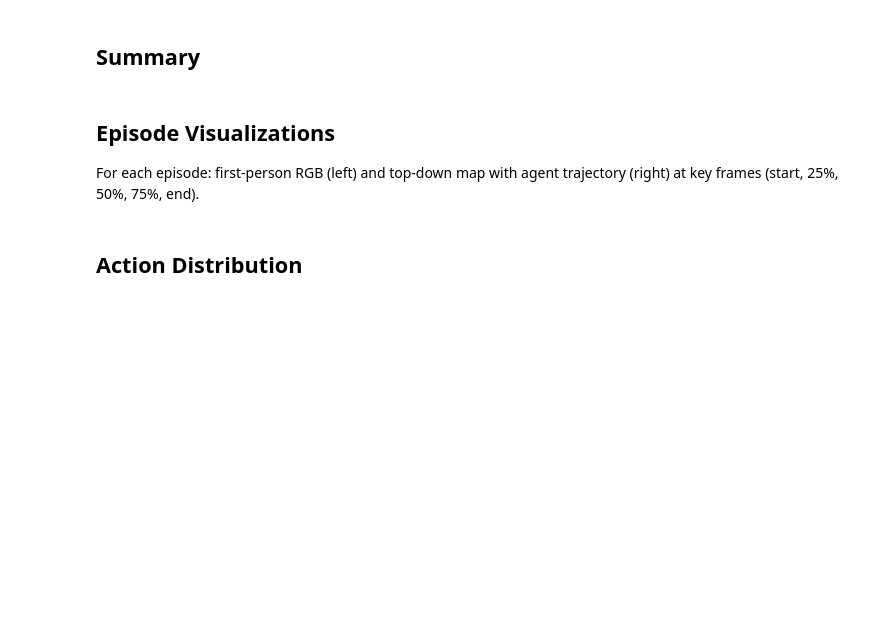
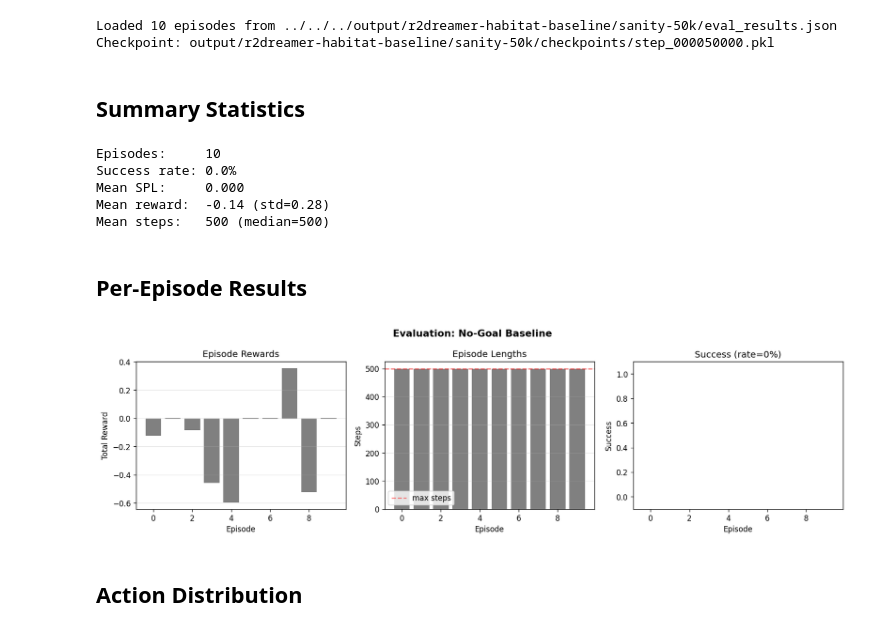
Before and after one commit to LSailer/Master-Thesis-3D-VLA, a Jupyter notebook: modules/r2dreamer/notebooks/baseline_evaluation.ipynb, the cells around one changed output. Cells and saved outputs as stored; diff of their text form; code cells hidden in the pictures; blank space fills up the shorter version.

```diff
--- a/modules/r2dreamer/notebooks/baseline_evaluation.ipynb
+++ b/modules/r2dreamer/notebooks/baseline_evaluation.ipynb
@@ -154,15 +21,33 @@ for ep_idx in range(NUM_EPISODES):
+# %%
+# --- Load evaluation results ---
+EVAL_PATH = Path("../../../output/r2dreamer-habitat-baseline/sanity-50k/eval_results.json")
+assert EVAL_PATH.exists(), f"Not found: {EVAL_PATH}\nRun: uv run python modules/r2dreamer/scripts/eval_habitat.py --checkpoint <ckpt> --output <path>"
+
+with open(EVAL_PATH) as f:
+    data = json.load(f)
+
+results = data["results"]
+print(f"Loaded {len(results)} episodes from {EVAL_PATH}")
+print(f"Checkpoint: {data['checkpoint']}")
+# %% [output]
+Loaded 10 episodes from ../../../output/r2dreamer-habitat-baseline/sanity-50k/eval_results.json
+Checkpoint: output/r2dreamer-habitat-baseline/sanity-50k/checkpoints/step_000050000.pkl
 # %% [markdown]
-## Summary
+## Summary Statistics
 # %%
 successes = [r["success"] for r in results]
+rewards = [r["reward"] for r in results]
+steps = [r["steps"] for r in results]
 spls = [r["spl"] for r in results]
-steps = [r["steps"] for r in results]
 
 print(f"Episodes:     {len(results)}")
 print(f"Success rate: {np.mean(successes)*100:.1f}%")
 print(f"Mean SPL:     {np.mean(spls):.3f}")
-print(f"Mean steps:   {np.mean(steps):.0f}")
+print(f"Mean reward:  {np.mean(rewards):.2f} (std={np.std(rewards):.2f})")
+print(f"Mean steps:   {np.mean(steps):.0f} (median={np.median(steps):.0f})")
+# %% [output]
+Episodes:     10
+Success rate: 0.0%
+Mean SPL:     0.000
+Mean reward:  -0.14 (std=0.28)
+Mean steps:   500 (median=500)
-# %% [markdown]
-## Episode Visualizations
-
-For each episode: first-person RGB (left) and top-down map with agent trajectory (right) at key frames (start, 25%, 50%, 75%, end).
@@ -204,3 +54,35 @@ for r in results:
+# %% [markdown]
+## Per-Episode Results
+# %%
+fig, axes = plt.subplots(1, 3, figsize=(14, 4))
+
+eps = range(len(results))
+
+axes[0].bar(eps, rewards, color=["green" if s else "gray" for s in successes])
+axes[0].set_xlabel("Episode")
+axes[0].set_ylabel("Total Reward")
+axes[0].set_title("Episode Rewards")
+axes[0].grid(True, alpha=0.3, axis="y")
+
+axes[1].bar(eps, steps, color=["green" if s else "gray" for s in successes])
+axes[1].set_xlabel("Episode")
+axes[1].set_ylabel("Steps")
+axes[1].set_title("Episode Lengths")
+axes[1].axhline(y=500, color="red", linestyle="--", alpha=0.5, label="max steps")
+axes[1].legend()
+axes[1].grid(True, alpha=0.3, axis="y")
+
+axes[2].bar(eps, successes)
+axes[2].set_xlabel("Episode")
+axes[2].set_ylabel("Success")
+axes[2].set_title(f"Success (rate={np.mean(successes)*100:.0f}%)")
+axes[2].set_ylim(-0.1, 1.1)
+
+fig.suptitle("Evaluation: No-Goal Baseline", fontsize=13, fontweight="bold")
+plt.tight_layout()
+plt.show()
+# %% [output]
+[figure, added]
 # %% [markdown]
 ## Action Distribution
 # %%
```
Also changed, not shown: parts of 12 cells of this notebook, 3 other files.
